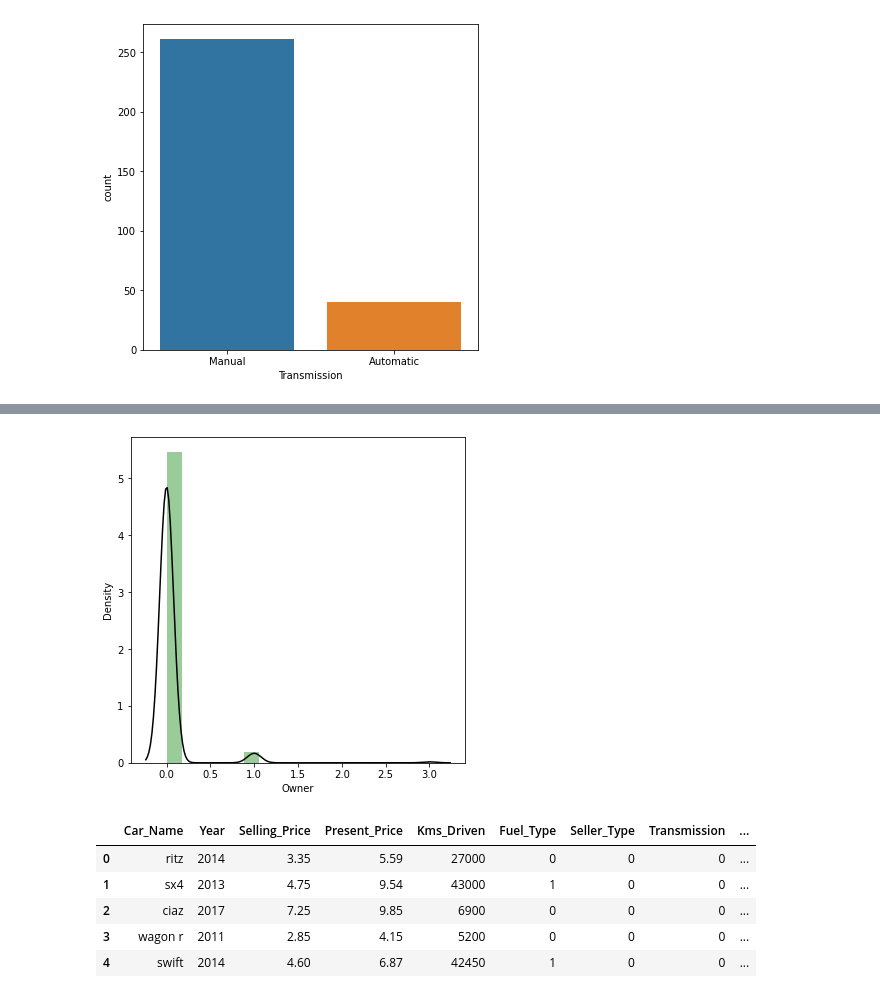
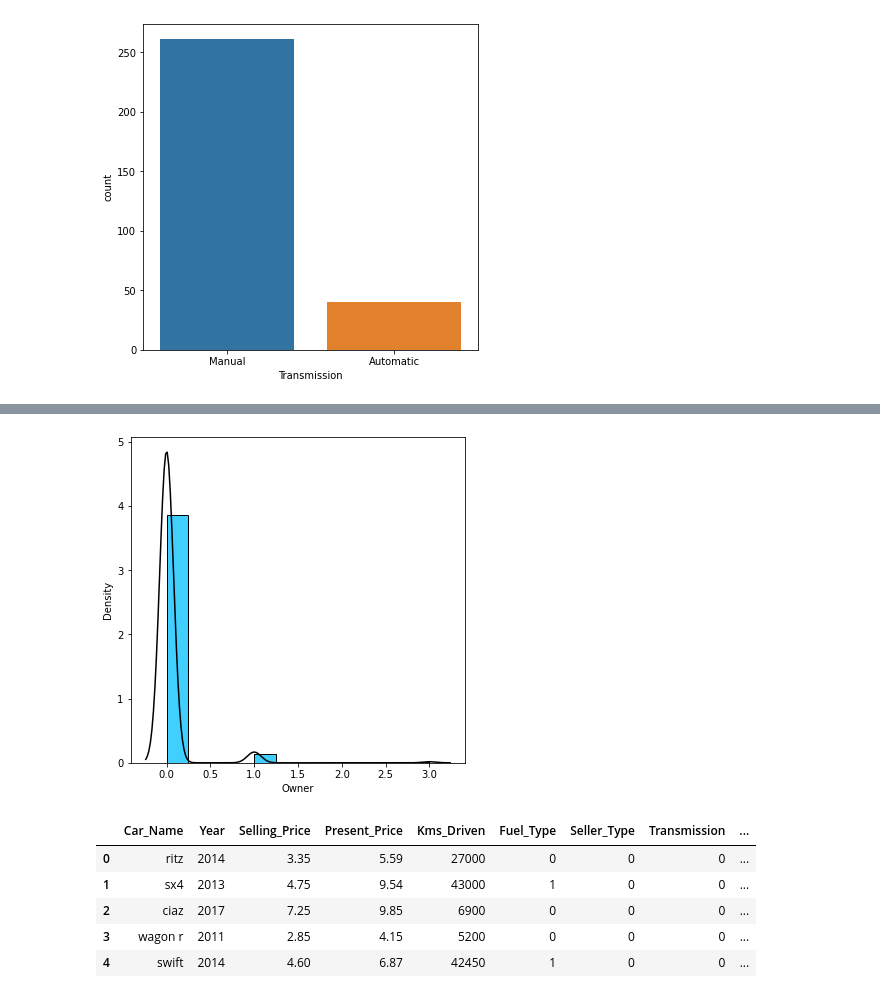
Before and after one commit to Daro1791/Machine-Learning---Car-Price-Prediction, a Jupyter notebook: CarPricePrediction.ipynb, the cells around one changed output, grey strips where cells are left out. Drawn from its saved outputs; the diff is of its cells as text; code cells hidden in the pictures.

```diff
--- a/CarPricePrediction.ipynb
+++ b/CarPricePrediction.ipynb
@@ -185,11 +189,12 @@ plt.show()
 # %%
 # Owner distribution
 plt.figure(figsize=(6,6))
-sns.distplot(df['Owner'], color='green', kde_kws={"color": "k"})
+sns.histplot(df['Owner'], color='deepskyblue', stat='density', bins = 12)
+sns.kdeplot(df['Owner'], color='black')
 plt.savefig('Owner_dist.jpg')
 plt.show()
 # %% [output]
-[figure, old version]
+[figure, new version]
 # %%
 # Encoding the categorical data
 # "Fuel_Type" Column
```
Also changed, not shown: parts of 5 cells of this notebook, 5 other files.
